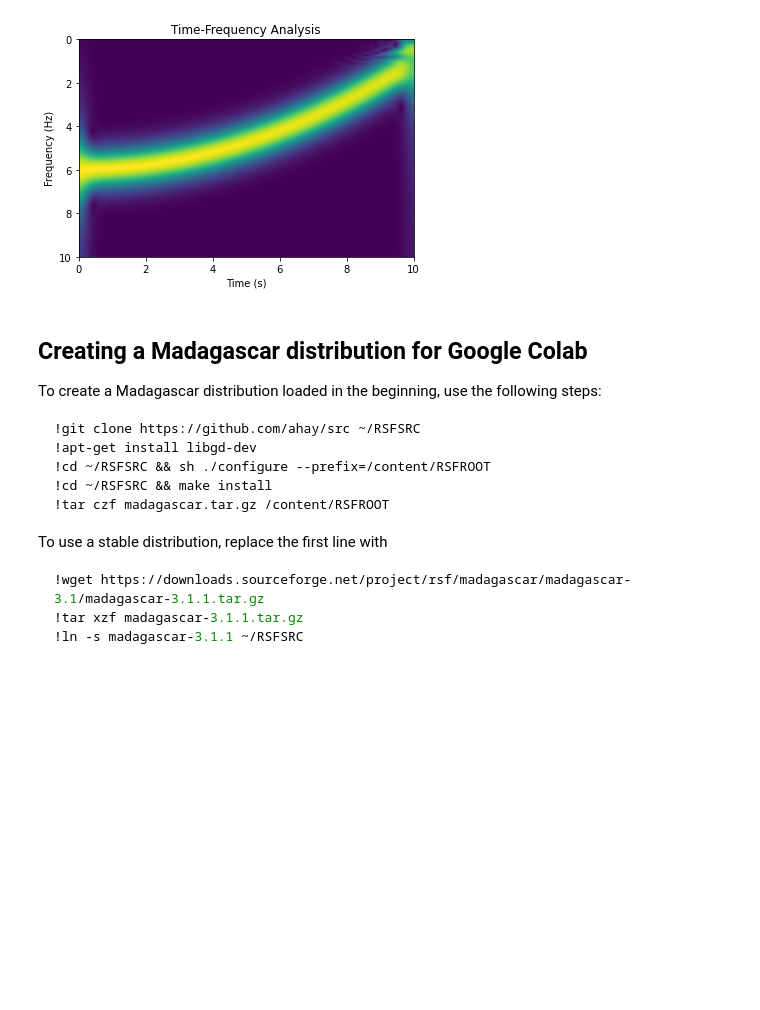
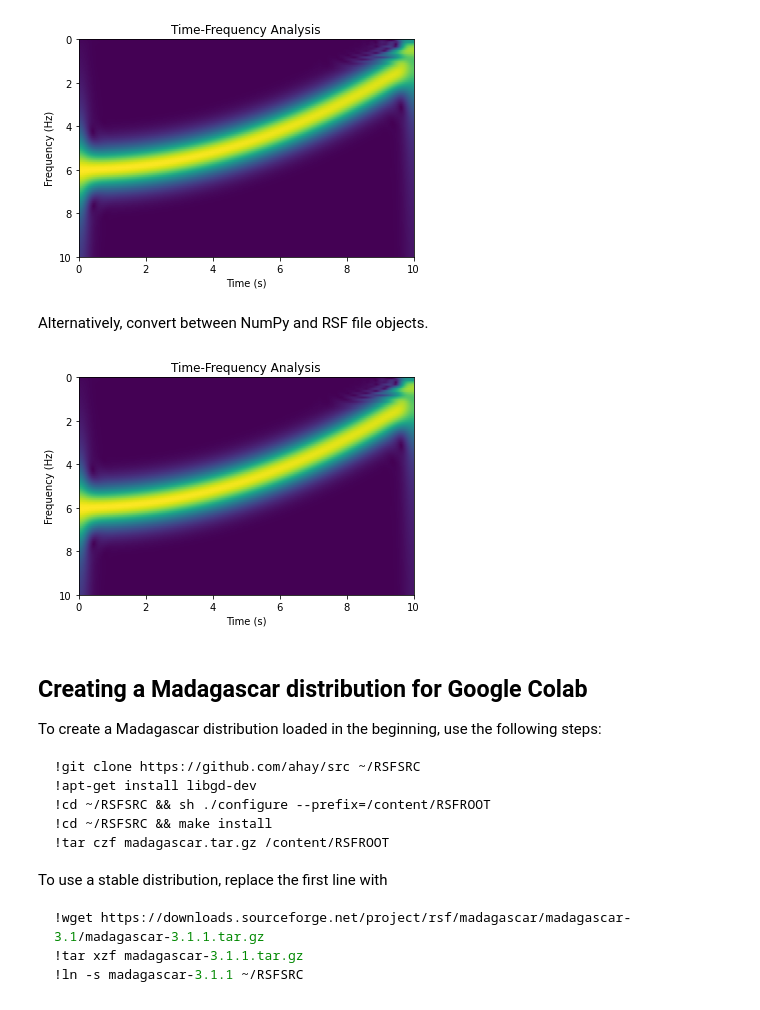
Before and after one commit to sfomel/ipython, a Jupyter notebook: MadagascarColab.ipynb, the cells around one changed output. Saved outputs shown, nothing was run; the diff lists cells and outputs as text; code cells hidden in the pictures; blank space fills up the shorter version.

```diff
--- a/MadagascarColab.ipynb
+++ b/MadagascarColab.ipynb
@@ -114,6 +114,26 @@ plt.title('Time-Frequency Analysis')
 plt.show()
 # %% [output]
 [figure]
+# %% [markdown]
+Alternatively, convert between NumPy and RSF file objects.
+# %%
+chirp = m8r.Output('chirp.rsf')
+chirp.put('n1',len(c))
+chirp.put('o1',0)
+chirp.put('d1',t[1])
+chirp.write(c)
+chirp.close()
+
+transform = m8r.timefreq(rect=50,dw=0.1,nw=101)
+tf = transform.apply(chirp)
+
+plt.imshow(tf[:],extent=[0,10,10,0],aspect='auto')
+plt.xlabel('Time (s)')
+plt.ylabel('Frequency (Hz)')
+plt.title('Time-Frequency Analysis')
+plt.show()
+# %% [output]
+[figure, added]
 # %% [markdown]
 ## Creating a Madagascar distribution for Google Colab
 
```
